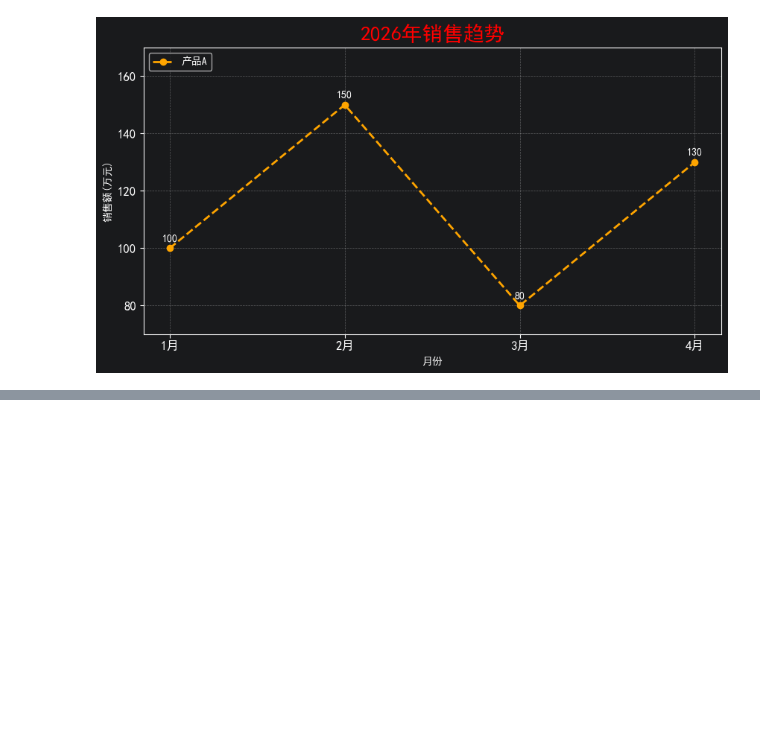
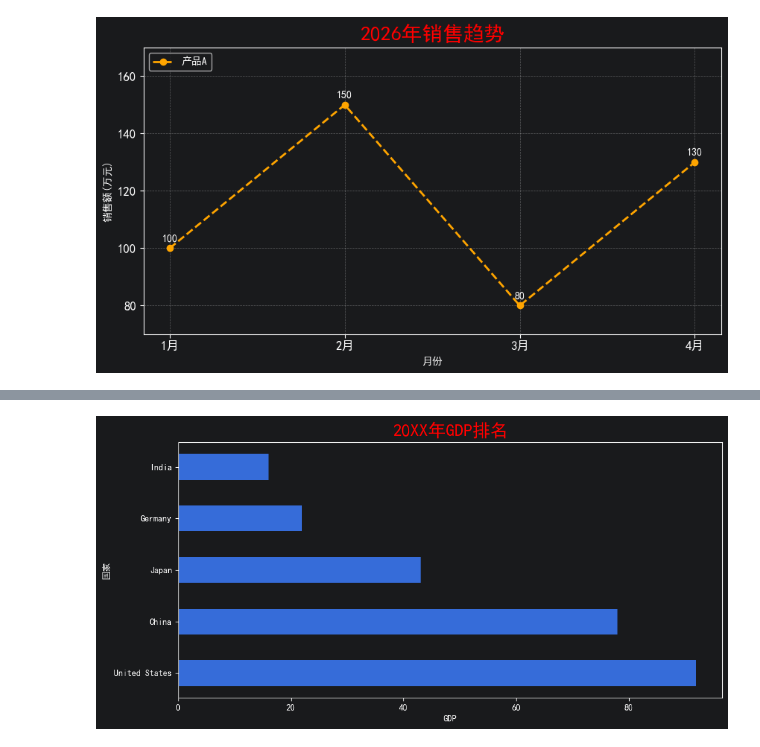
Before and after one commit to zimiao-dev/Python-Data-Analysis-Learning, a Jupyter notebook: 04_data_visualization/matplotlib_basic.ipynb, the cells around one changed output, grey strips where cells are left out. Cells and saved outputs as stored; diff of their text form; code cells hidden in the pictures; blank space fills up the shorter version.

```diff
--- a/04_data_visualization/matplotlib_basic.ipynb
+++ b/04_data_visualization/matplotlib_basic.ipynb
@@ -59,0 +111,25 @@ plt.show()
+# %%
+# 设置图表画布大小
+plt.figure(figsize=(10, 5))
+
+# 绘图数据
+countries = ['United States', 'China', 'Japan', 'Germany', 'India']
+gdp = [92, 78, 43, 22, 16]
+
+# 绘制条形图
+plt.barh(countries, gdp, height=0.5)
+
+# 设置标题
+plt.title('20XX年GDP排名', color='red', fontsize=20)
+
+# 设置坐标轴标签
+plt.xlabel('GDP', fontsize=10)
+plt.ylabel('国家', fontsize=10)
+
+# 自动化排版
+plt.tight_layout()
+
+# 显示图表
+plt.show()
+# %% [output]
+[figure, added]
```
Also changed, not shown: parts of 3 cells of this notebook.
